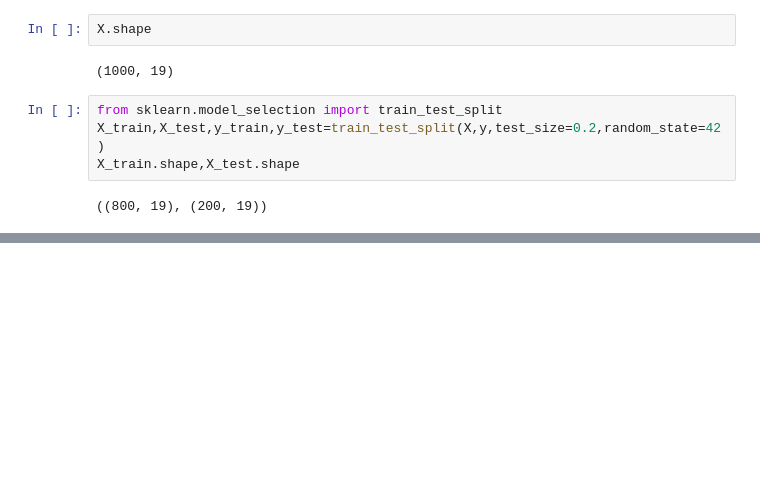
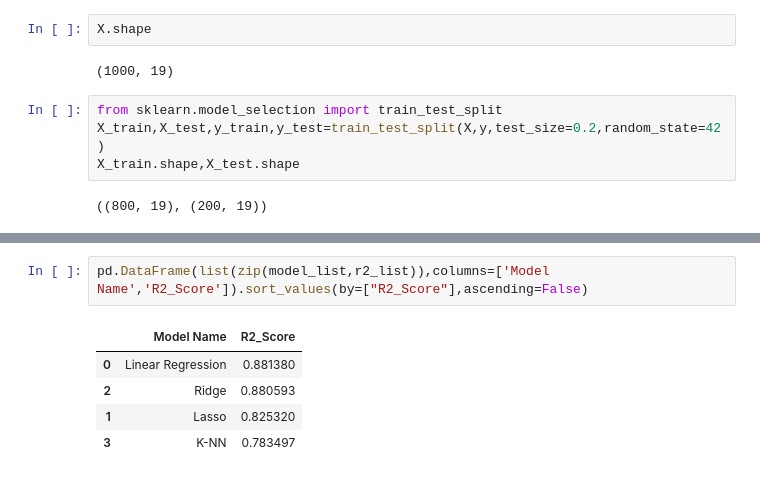
Before and after one commit to darshan12345678910/ml_project, a Jupyter notebook: notebook/2. MODEL TRAINIGy.ipynb, the cells around one changed output, grey strips where cells are left out. Drawn from its saved outputs; the diff is of its cells as text; blank space fills up the shorter version.

```diff
--- a/notebook/2. MODEL TRAINIGy.ipynb
+++ b/notebook/2. MODEL TRAINIGy.ipynb
@@ -145,0 +162,8 @@ for i in range(len(list(models))):
+# %%
+pd.DataFrame(list(zip(model_list,r2_list)),columns=['Model Name','R2_Score']).sort_values(by=["R2_Score"],ascending=False)
+# %% [output]
+|  | Model Name | R2_Score |
+| 0 | Linear Regression | 0.881380 |
+| 2 | Ridge | 0.880593 |
+| 1 | Lasso | 0.825320 |
+| 3 | K-NN | 0.783497 |
```
Also changed, not shown: parts of 10 cells of this notebook.
